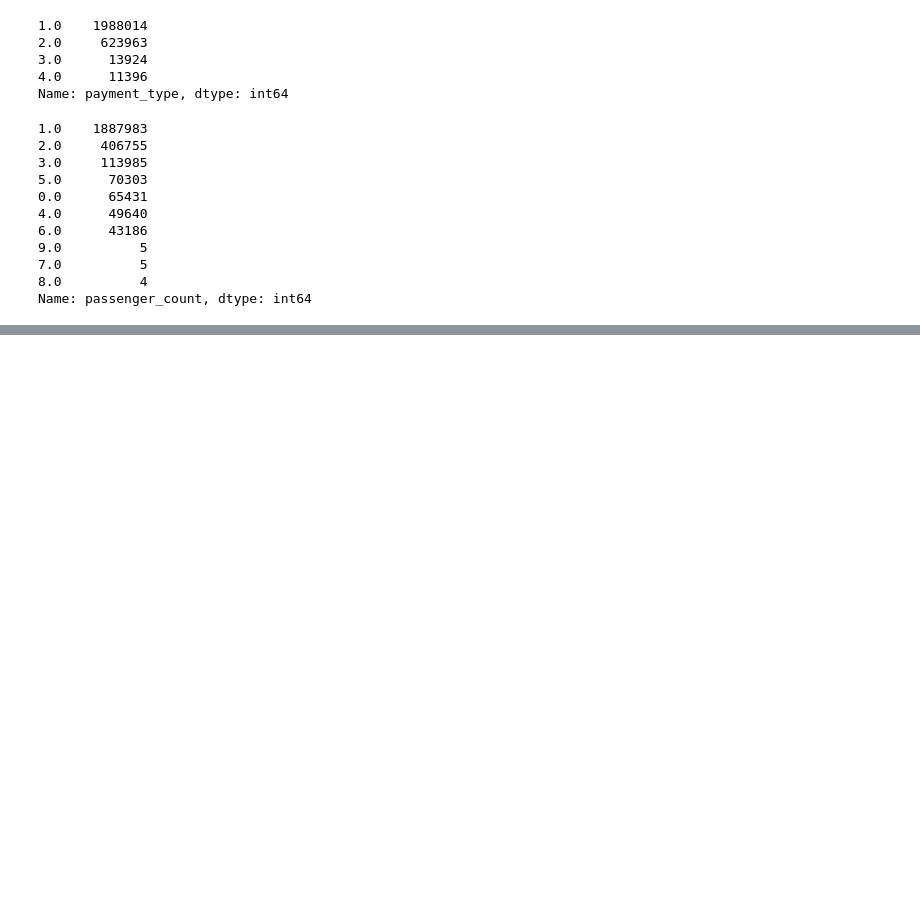
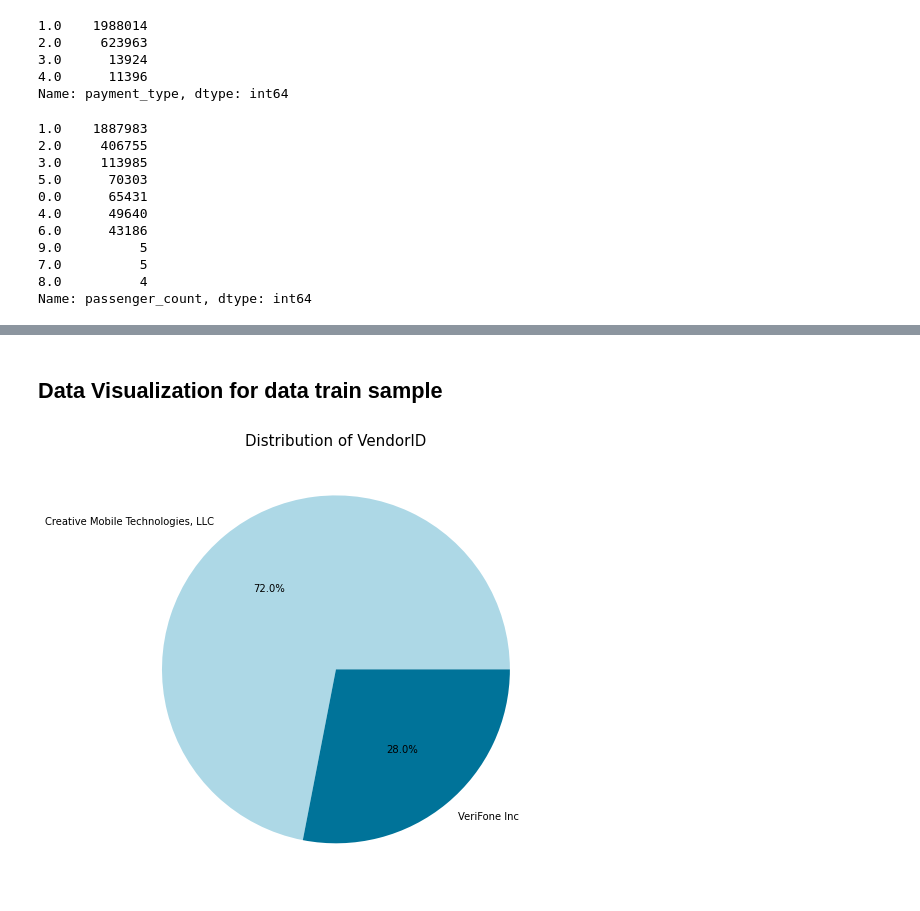
Before and after one commit to mukhtar2019/taxi_trip_regression, a Jupyter notebook: MVP_notebook.ipynb, the cells around one changed output, grey strips where cells are left out. Saved outputs shown, nothing was run; the diff lists cells and outputs as text; code cells hidden in the pictures; blank space fills up the shorter version.

```diff
--- a/MVP_notebook.ipynb
+++ b/MVP_notebook.ipynb
@@ -247,0 +295,10 @@ sns.heatmap(df_train_sample.corr())
+# %% [markdown]
+## Data Visualization for data train sample
+# %%
+labels = ['Creative Mobile Technologies, LLC','VeriFone Inc']
+sizes = df_train_sample['VendorID'].value_counts()
+plt.figure(figsize = (8,8))
+plt.pie(sizes, labels=labels, autopct='%1.1f%%' ,colors = ['#ADD8E6','#007399'])
+plt.title("Distribution of VendorID",color = 'black',fontsize = 15);
+# %% [output]
+[figure, added]
```
Also changed, not shown: parts of 76 cells of this notebook.
